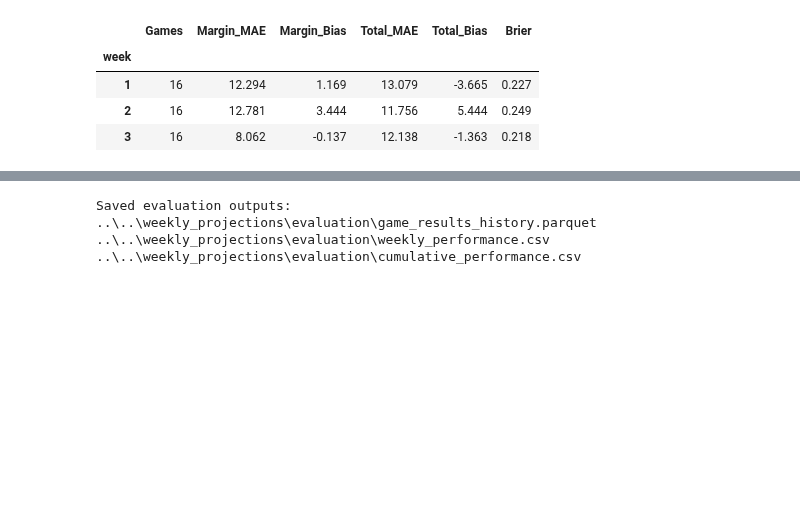
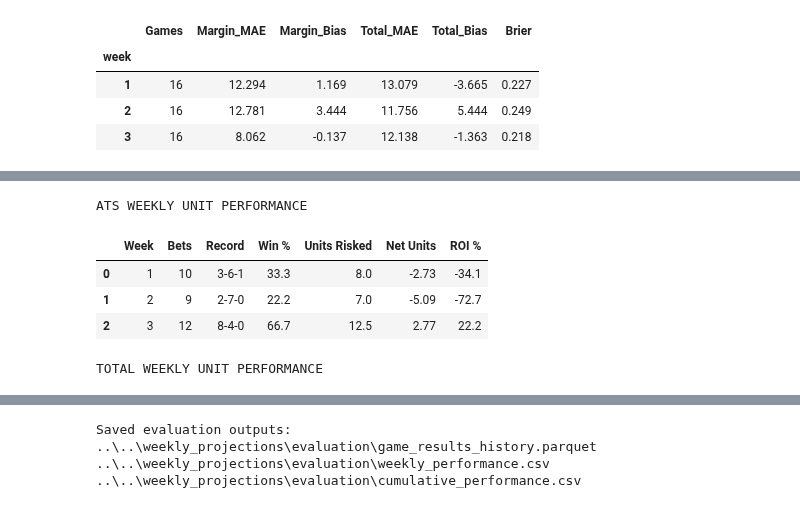
Before and after one commit to ethanfr10/NFL-Season-Projections, a Jupyter notebook: weekly_projections/notebooks/07_Weekly_Model_Evaluation.ipynb, the cells around one changed output, grey strips where cells are left out. Cells and saved outputs as stored; diff of their text form; code cells hidden in the pictures; blank space fills up the shorter version.

```diff
--- a/weekly_projections/notebooks/07_Weekly_Model_Evaluation.ipynb
+++ b/weekly_projections/notebooks/07_Weekly_Model_Evaluation.ipynb
@@ -1037,0 +1435,79 @@ display(cumulative_performance)
+# %%
+def summarize_weekly_units(
+    df,
+    result_col,
+    units_col,
+    profit_col
+):
+
+    rows = []
+
+    for week in sorted(df["week"].unique()):
+
+        week_data = df[
+            (df["week"] == week)
+            & (df[units_col] > 0)
+            & (df[result_col].isin(["W", "L", "P"]))
+        ].copy()
+
+        wins = (week_data[result_col] == "W").sum()
+        losses = (week_data[result_col] == "L").sum()
+        pushes = (week_data[result_col] == "P").sum()
+
+        decisions = wins + losses
+
+        win_pct = (
+            wins / decisions * 100
+            if decisions > 0
+            else np.nan
+        )
+
+        units_risked = week_data[units_col].sum()
+        net_units = week_data[profit_col].sum()
+
+        roi = (
+            net_units / units_risked * 100
+            if units_risked > 0
+            else np.nan
+        )
+
+        rows.append({
+            "Week": week,
+            "Bets": len(week_data),
+            "Record": f"{wins}-{losses}-{pushes}",
+            "Win %": round(win_pct, 1),
+            "Units Risked": round(units_risked, 2),
+            "Net Units": round(net_units, 2),
+            "ROI %": round(roi, 1)
+        })
+
+    return pd.DataFrame(rows)
+
+
+ats_weekly_units = summarize_weekly_units(
+    graded_games,
+    "ats_result",
+    "ats_units",
+    "ats_unit_profit"
+)
+
+total_weekly_units = summarize_weekly_units(
+    graded_games,
+    "total_result",
+    "total_units",
+    "total_unit_profit"
+)
+
+
+print("ATS WEEKLY UNIT PERFORMANCE")
+display(ats_weekly_units)
+
+print("TOTAL WEEKLY UNIT PERFORMANCE")
+display(total_weekly_units)
+# %% [output]
+ATS WEEKLY UNIT PERFORMANCE
+|  | Week | Bets | Record | Win % | Units Risked | Net Units | ROI % |
+| 0 | 1 | 10 | 3-6-1 | 33.3 | 8.0 | -2.73 | -34.1 |
+| 1 | 2 | 9 | 2-7-0 | 22.2 | 7.0 | -5.09 | -72.7 |
+| 2 | 3 | 12 | 8-4-0 | 66.7 | 12.5 | 2.77 | 22.2 |
+TOTAL WEEKLY UNIT PERFORMANCE
```
Also changed, not shown: parts of 13 cells of this notebook, 7 other files.
